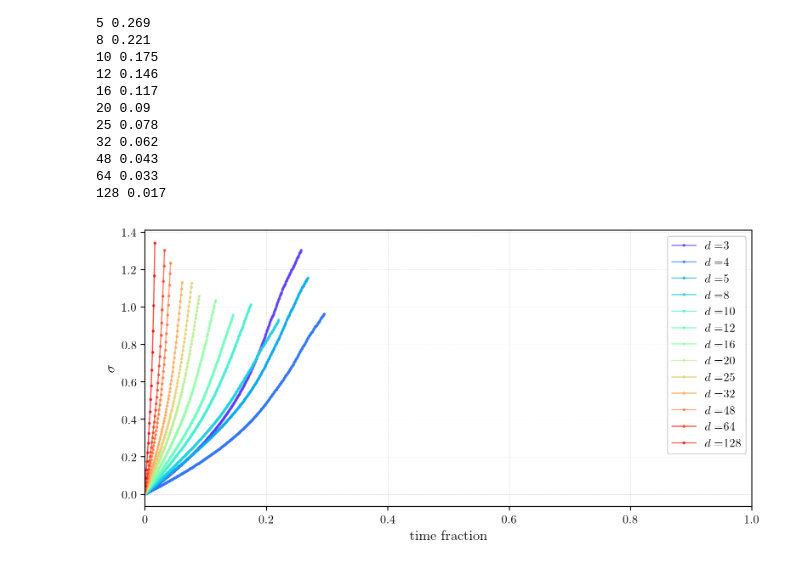
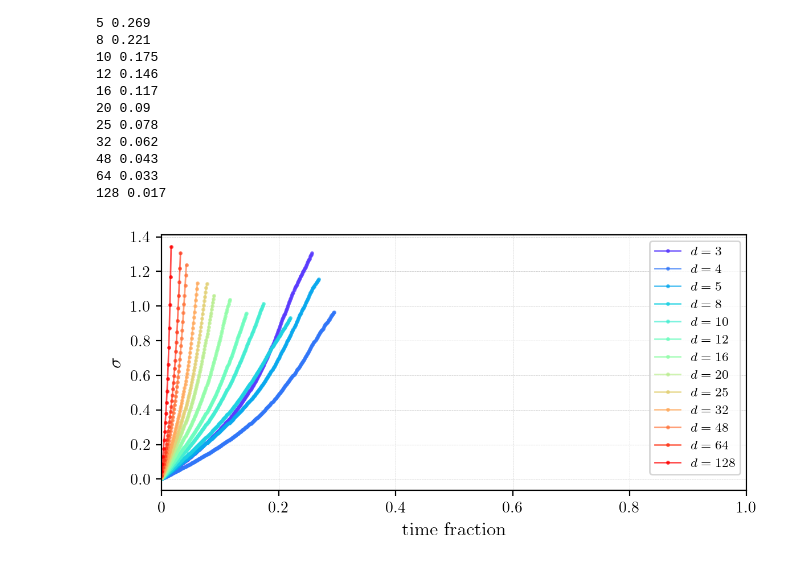
Before and after one commit to silkemaes/MACE, a Jupyter notebook: latentdyn/latent_dynamics.ipynb, the cells around one changed output. Drawn from its saved outputs; the diff is of its cells as text; code cells hidden in the pictures.

Commit message:
Adjustments to plots & started training extra models

```diff
--- a/latentdyn/latent_dynamics.ipynb
+++ b/latentdyn/latent_dynamics.ipynb
@@ -107,7 +107,7 @@ def remove_num_noise(sol, lim):
 def get_dynamics(sol, lim= 10, plot = False):
 
     if plot:
-        fig, ax1 = plt.subplots(1,1,figsize=(8,4))
+        fig, ax1 = plt.subplots(1,1,figsize=(6,3))
         # ax1 = axs[0]
         # ax2 = axs[1]
 
@@ -131,7 +131,7 @@ def get_dynamics(sol, lim= 10, plot = False):
         dyn.append(Δz)
 
         if plot:
-            ax1.plot(Δz, '-', alpha = a, label = i)
+            ax1.plot(Δz, '-', alpha = a, label = i, lw = 1)
             # ax2.plot(z, '-', alpha = a, label = i)
 
     if plot:
@@ -347,29 +347,29 @@ for key in latent_dyn.keys():
 # %%
 colors = mpl.cm.rainbow(np.linspace(0, 1, len(n_latents)))
 
-fig, ax1 = plt.subplots(figsize=(8,4))
+fig, ax1 = plt.subplots(figsize=(6,3))
 
 a = 0.7
 fs = 12
 
 for i, key in enumerate(latent_dyn):
     # print(str(n_latents[i]))
     # print(i)
     if i != 0  :
-        ax1.plot(latent_dyn[key], ls='-',marker = '.', lw = 1, markersize = 3, color = colors[i], label = '$d=$'+str(n_latents[i]), alpha = a)
+        ax1.plot(latent_dyn[key], ls='-',marker = '.', lw = 1, markersize = 3, color = colors[i], label = '$d='+str(n_latents[i])+'$', alpha = a)
 
 ax1.grid(True, which='both',linestyle = '--', linewidth = 0.2)
 ax1.set_xlim([0,1000]) # type: ignore
 ax1.set_xticklabels([0,0.2,0.4,0.6,0.8,1.0])
 ax1.set_ylabel('$\\sigma$', fontsize = fs)
 ax1.set_xlabel('${\\rm time\ fraction}$', fontsize = fs)
-ax1.legend(fontsize = 10, loc = 'upper right')
+ax1.legend(fontsize = 8, loc = 'upper right')
 
 fig.tight_layout()
 
 plt.savefig('all_dyntests.png')
 
 
 plt.show()
 # %% [output]
-[figure, old version]
+[figure, new version]
```
Also changed, not shown: parts of 1 cell of this notebook, 12 other files.
